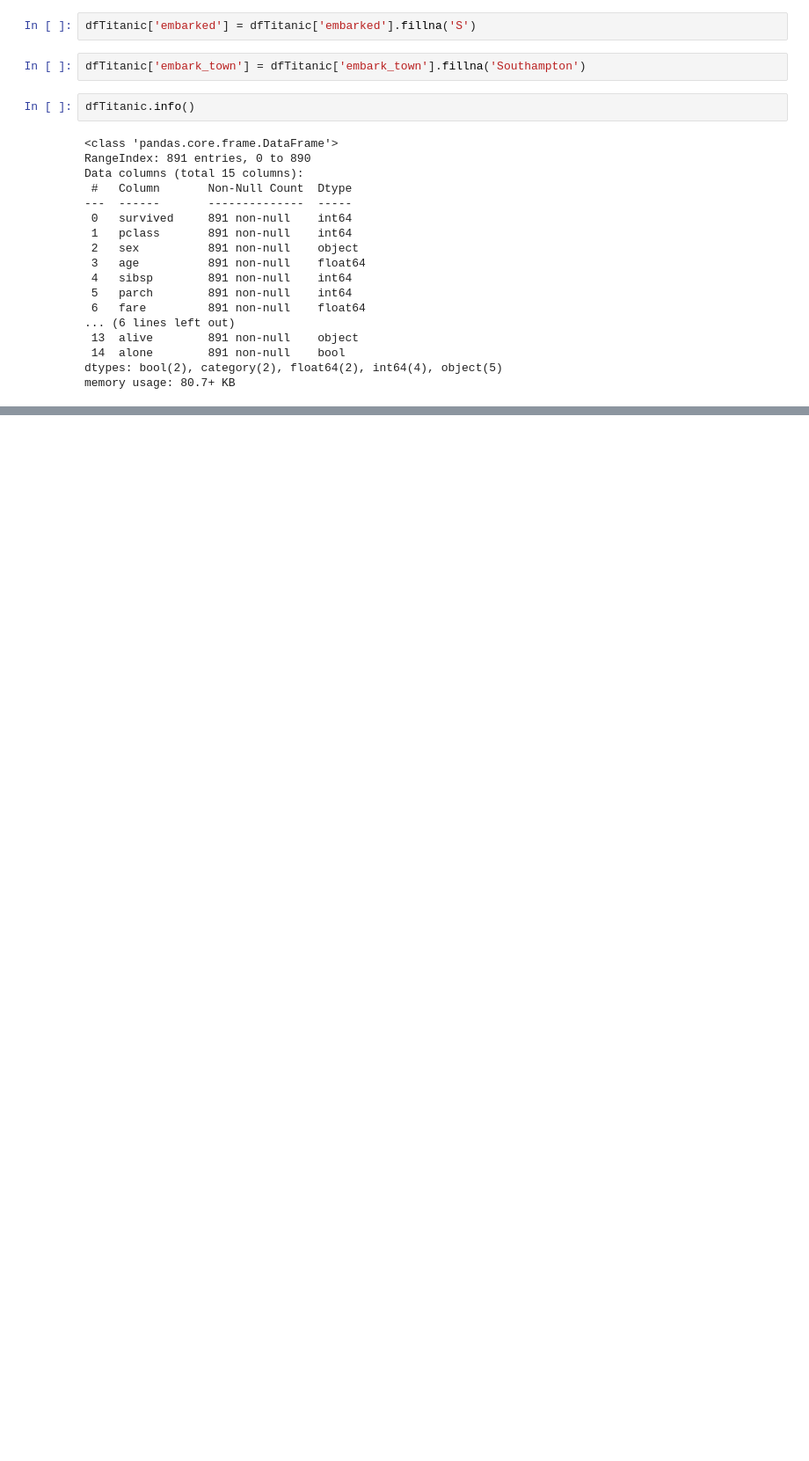
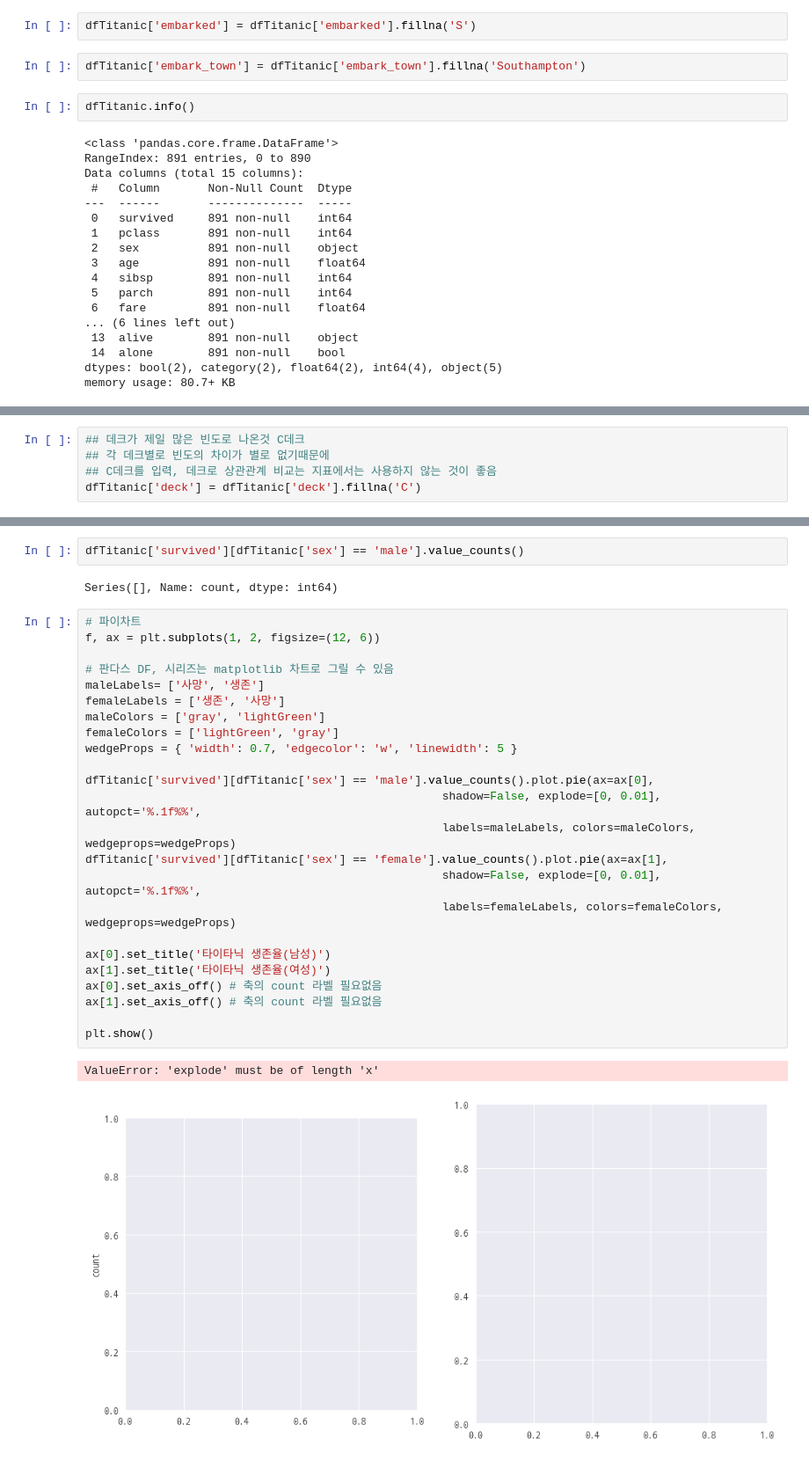
Before and after one commit to zzzissu/bigdata-analysis2024, a Jupyter notebook: day10/da22_타이타닉생존자_상관분석.ipynb, the cells around one changed output, grey strips where cells are left out. Shown at 88% size. Saved outputs shown, nothing was run; the diff lists cells and outputs as text; blank space fills up the shorter version.

```diff
--- a/day10/da22_타이타닉생존자_상관분석.ipynb
+++ b/day10/da22_타이타닉생존자_상관분석.ipynb
@@ -182,0 +196,5 @@ memory usage: 80.7+ KB
+# %%
+## 데크가 제일 많은 빈도로 나온것 C데크
+## 각 데크별로 빈도의 차이가 별로 없기때문에
+## C데크를 입력, 데크로 상관관계 비교는 지표에서는 사용하지 않는 것이 좋음
+dfTitanic['deck'] = dfTitanic['deck'].fillna('C')
@@ -182,0 +226,31 @@ memory usage: 80.7+ KB
+# %%
+dfTitanic['survived'][dfTitanic['sex'] == 'male'].value_counts()
+# %% [output]
+Series([], Name: count, dtype: int64)
+# %%
+# 파이차트
+f, ax = plt.subplots(1, 2, figsize=(12, 6))
+
+# 판다스 DF, 시리즈는 matplotlib 차트로 그릴 수 있음
+maleLabels= ['사망', '생존']
+femaleLabels = ['생존', '사망']
+maleColors = ['gray', 'lightGreen']
+femaleColors = ['lightGreen', 'gray']
+wedgeProps = { 'width': 0.7, 'edgecolor': 'w', 'linewidth': 5 }
+
+dfTitanic['survived'][dfTitanic['sex'] == 'male'].value_counts().plot.pie(ax=ax[0],
+                                                    shadow=False, explode=[0, 0.01], autopct='%.1f%%',
+                                                    labels=maleLabels, colors=maleColors, wedgeprops=wedgeProps)
+dfTitanic['survived'][dfTitanic['sex'] == 'female'].value_counts().plot.pie(ax=ax[1],
+                                                    shadow=False, explode=[0, 0.01], autopct='%.1f%%',
+                                                    labels=femaleLabels, colors=femaleColors, wedgeprops=wedgeProps)
+
+ax[0].set_title('타이타닉 생존율(남성)')
+ax[1].set_title('타이타닉 생존율(여성)')
+ax[0].set_axis_off() # 축의 count 라벨 필요없음
+ax[1].set_axis_off() # 축의 count 라벨 필요없음
+
+plt.show()
+# %% [output]
+ValueError: 'explode' must be of length 'x'
+[figure, added]
```
Also changed, not shown: parts of 18 cells of this notebook, 14 other files.
